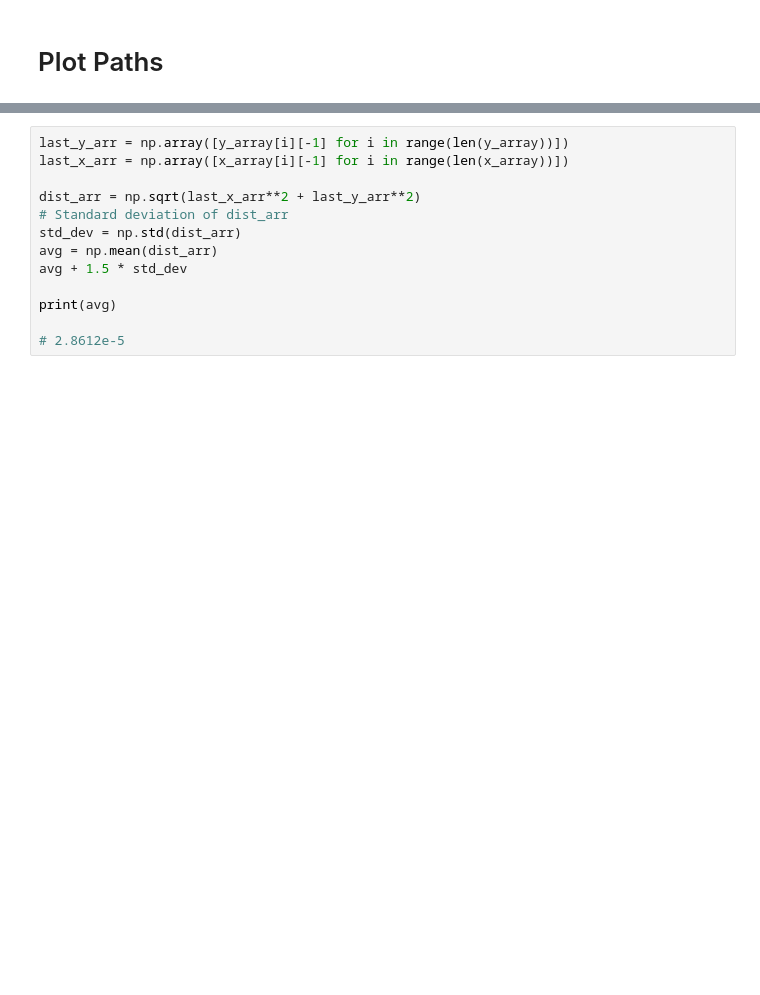
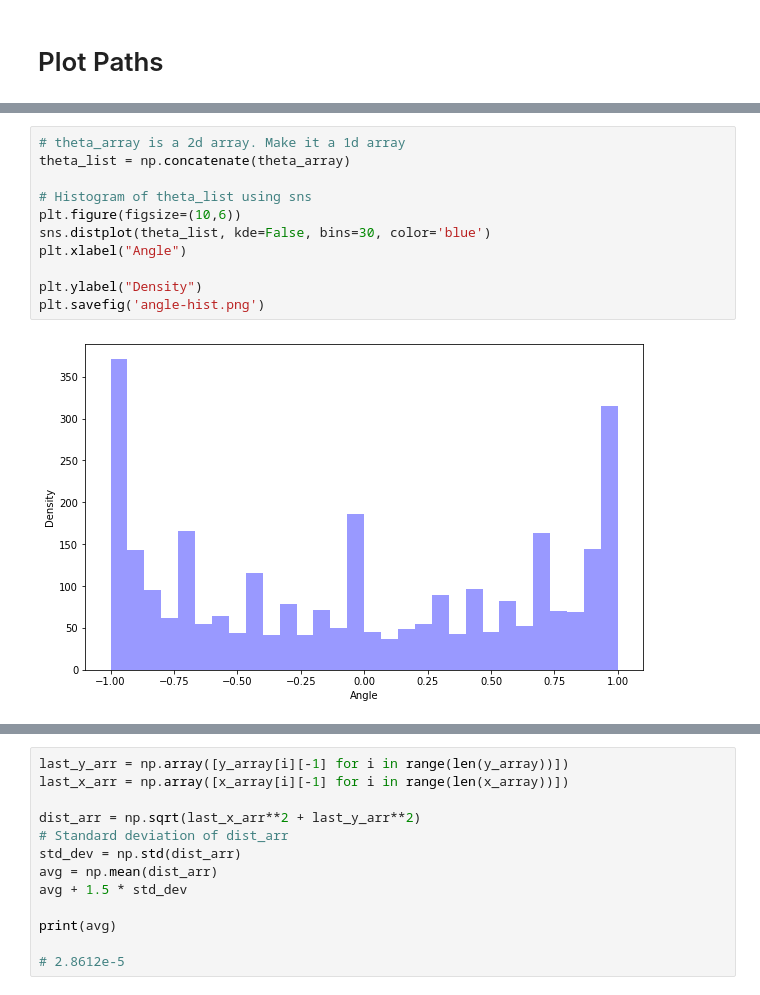
Before and after one commit to QiLinXue/thermal-motion, a Jupyter notebook: plot.ipynb, the cells around one changed output, grey strips where cells are left out. Drawn from its saved outputs; the diff is of its cells as text; blank space fills up the shorter version.

```diff
--- a/plot.ipynb
+++ b/plot.ipynb
@@ -148,3 +176,16 @@ set8b-2.txt
+# %%
+# theta_array is a 2d array. Make it a 1d array
+theta_list = np.concatenate(theta_array)
+
+# Histogram of theta_list using sns
+plt.figure(figsize=(10,6))
+sns.distplot(theta_list, kde=False, bins=30, color='blue')
+plt.xlabel("Angle")
+
+plt.ylabel("Density")
+plt.savefig('angle-hist.png')
+# %% [output]
+[figure, added]
 # %%
 plt.figure(figsize=(6,4))
 
```
Also changed, not shown: parts of 13 cells of this notebook, 10 other files.
